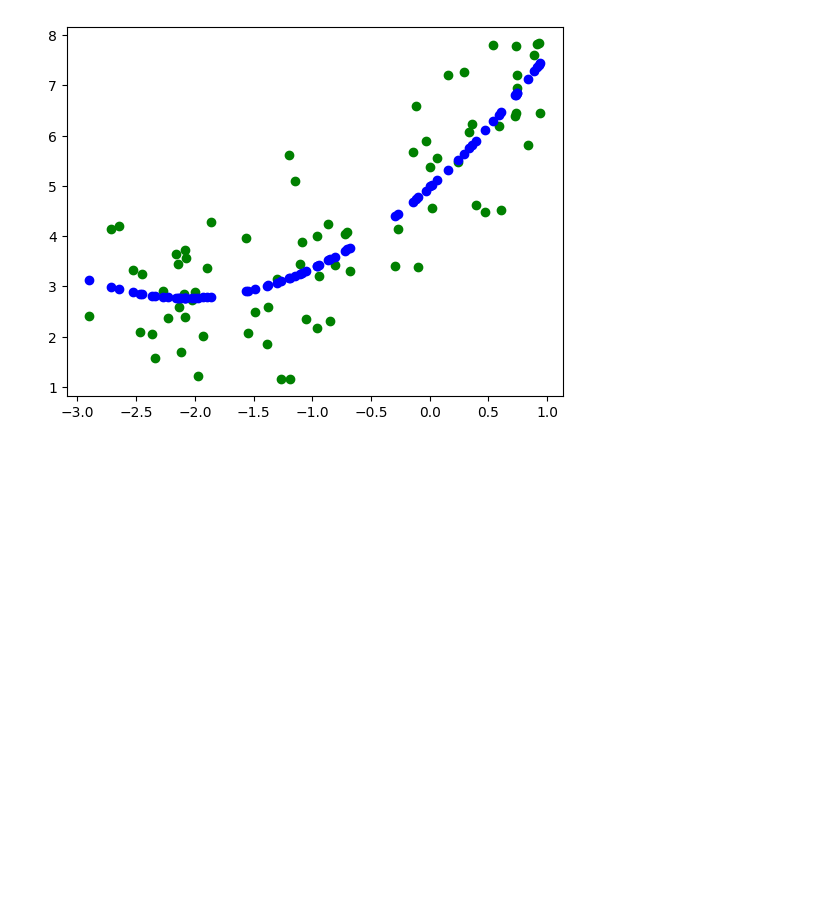
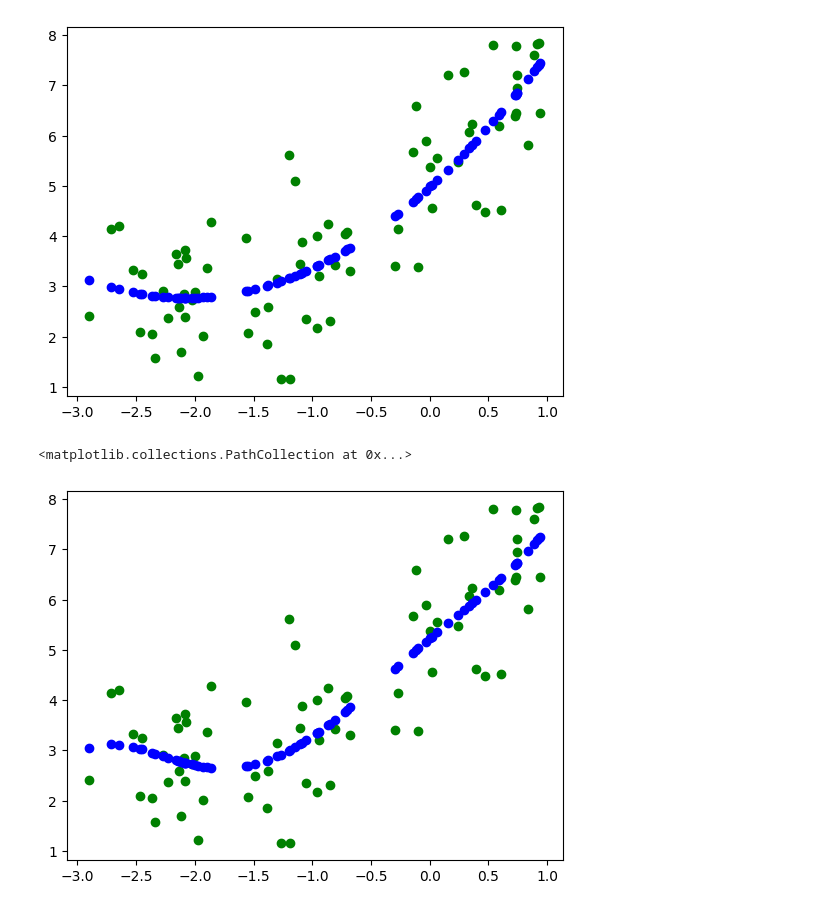
Before and after one commit to NarnindiMounica/Machine_Learning_Works, a Jupyter notebook: Regression/polynomial_regression.ipynb, the cells around one changed output. Cells and saved outputs as stored; diff of their text form; code cells hidden in the pictures; blank space fills up the shorter version.

Commit message:
polynomial regression implementation

```diff
--- a/Regression/polynomial_regression.ipynb
+++ b/Regression/polynomial_regression.ipynb
@@ -79,8 +79,22 @@ plt.scatter(x_train, poly_regressor.predict(x_train_poly_2_degree), color='b')
 # %%
 #using higher degree polynomial feature to see best fit curve
 
-#creating polynomial features of degree 2
+#creating polynomial features of degree 5
 
-polynomial_obj = PolynomialFeatures(degree=2)
-x_train_poly_2_degree = polynomial_obj.fit_transform(x_train)
-x_test_poly_2_degree = polynomial_obj.transform(x_test)
+polynomial_obj = PolynomialFeatures(degree=5)
+x_train_poly_5_degree = polynomial_obj.fit_transform(x_train)
+x_test_poly_5_degree = polynomial_obj.transform(x_test)
+# %%
+poly5_regressor = LinearRegression()
+
+poly5_regressor.fit(x_train_poly_5_degree, y_train)
+
+y_pred_5poly = poly5_regressor.predict(x_test_poly_5_degree)
+# %%
+#plotting it visually
+
+plt.scatter(x_train, y_train, color='g')
+plt.scatter(x_train, poly5_regressor.predict(x_train_poly_5_degree), color='b')
+# %% [output]
+<matplotlib.collections.PathCollection at 0x...>
+[figure, added]
```
